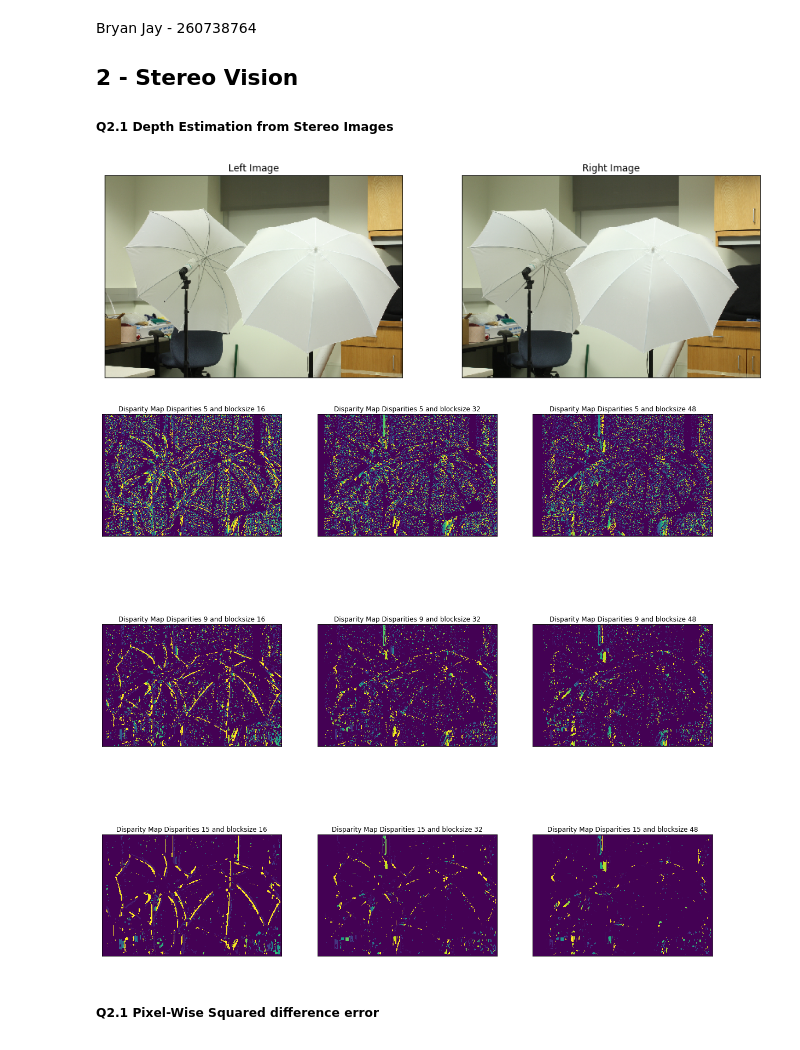
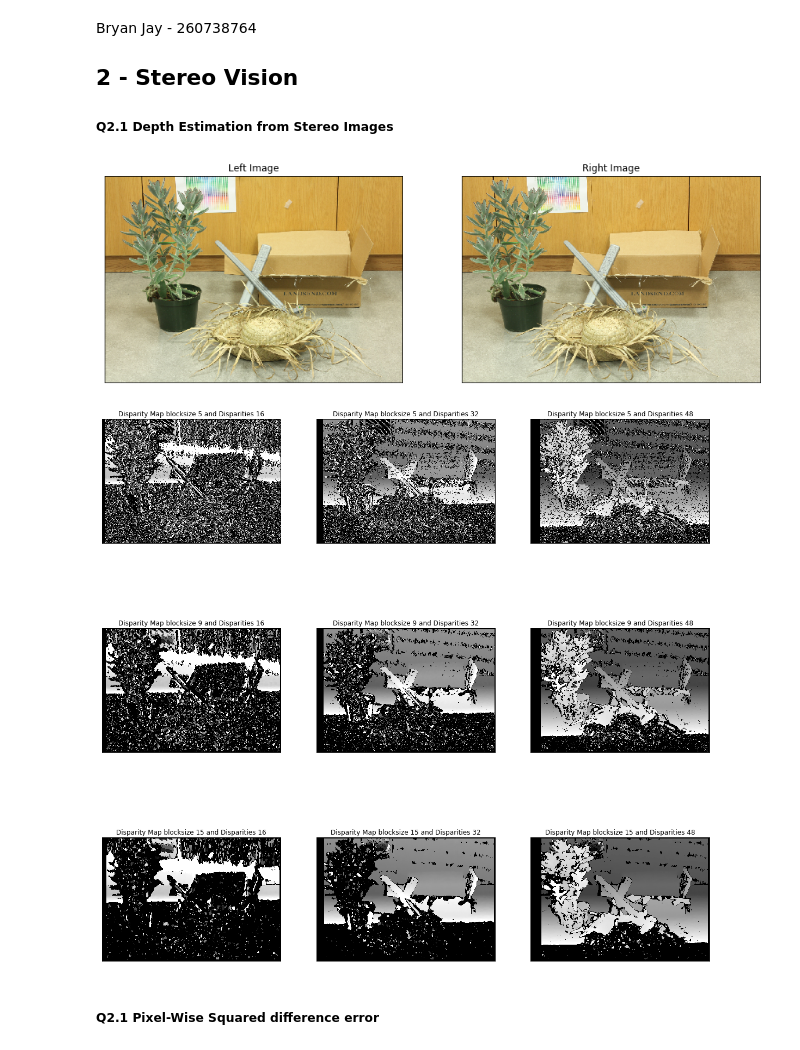
Before and after one commit to bryanjay28/ECSE415, a Jupyter notebook: Assignment3/Depth_Estimation.ipynb, the cells around one changed output. Cells and saved outputs as stored; diff of their text form; code cells hidden in the pictures.

```diff
--- a/Assignment3/Depth_Estimation.ipynb
+++ b/Assignment3/Depth_Estimation.ipynb
@@ -49,41 +49,41 @@ def read_pfm(file):
 import cv2
 
 # load left and right images
-imgL = cv2.imread('umbrella0.png')
-imgR = cv2.imread('umbrella1.png')
+imgL = cv2.imread('swords0.png')
+imgR = cv2.imread('swords1.png')
 
 # resize images to process quicker
 imgR = cv2.resize(imgR, None, fx=0.3, fy=0.3)
 imgL = cv2.resize(imgL, None, fx=0.3, fy=0.3)
 
 imgR_gray = cv2.cvtColor(imgR, cv2.COLOR_BGR2GRAY)
 imgL_gray = cv2.cvtColor(imgL, cv2.COLOR_BGR2GRAY)
 
 # put all the disparities and block size possibilities into a list
 points = [(5, 16), (5, 32), (5, 48), (9, 16), (9, 32), (9, 48), (15, 16), (15, 32), (15, 48)]
 
 disparity = list()
 # compute disparity map for the 9 diagrams
 for point in points:
     stereo = cv2.StereoBM_create(numDisparities=point[1], blockSize=point[0])
-    disparity.append(stereo.compute(imgR_gray, imgL_gray))
+    disparity.append(stereo.compute(imgL_gray, imgR_gray))
 
 # display images
 plt.figure(figsize=(15,15))
 plt.subplot(121), plt.imshow(cv2.cvtColor(imgL, cv2.COLOR_BGR2RGB))
 plt.title("Left Image"), plt.xticks([]), plt.yticks([])
 plt.subplot(122), plt.imshow(cv2.cvtColor(imgR, cv2.COLOR_BGR2RGB))
 plt.title("Right Image"), plt.xticks([]), plt.yticks([])
 plt.show()
 
 plt.figure(figsize=(20,20))
 for i in range(len(points)):
-    plt.subplot(331+i), plt.imshow(disparity[i])
-    plt.title("Disparity Map Disparities %d and blocksize %d" %points[i]), plt.xticks([]), plt.yticks([])
+    plt.subplot(331+i), plt.imshow(disparity[i], cmap="gray")
+    plt.title("Disparity Map blocksize %d and Disparities %d" %points[i]), plt.xticks([]), plt.yticks([])
 plt.show()
 # %% [output]
-[figure, old version]
+[figure, new version]
-[figure, old version]
+[figure, new version]
 # %% [markdown]
 ##### Q2.1 Pixel-Wise Squared difference error
 # %%
```
Also changed, not shown: parts of 2 cells of this notebook, 7 other files.
